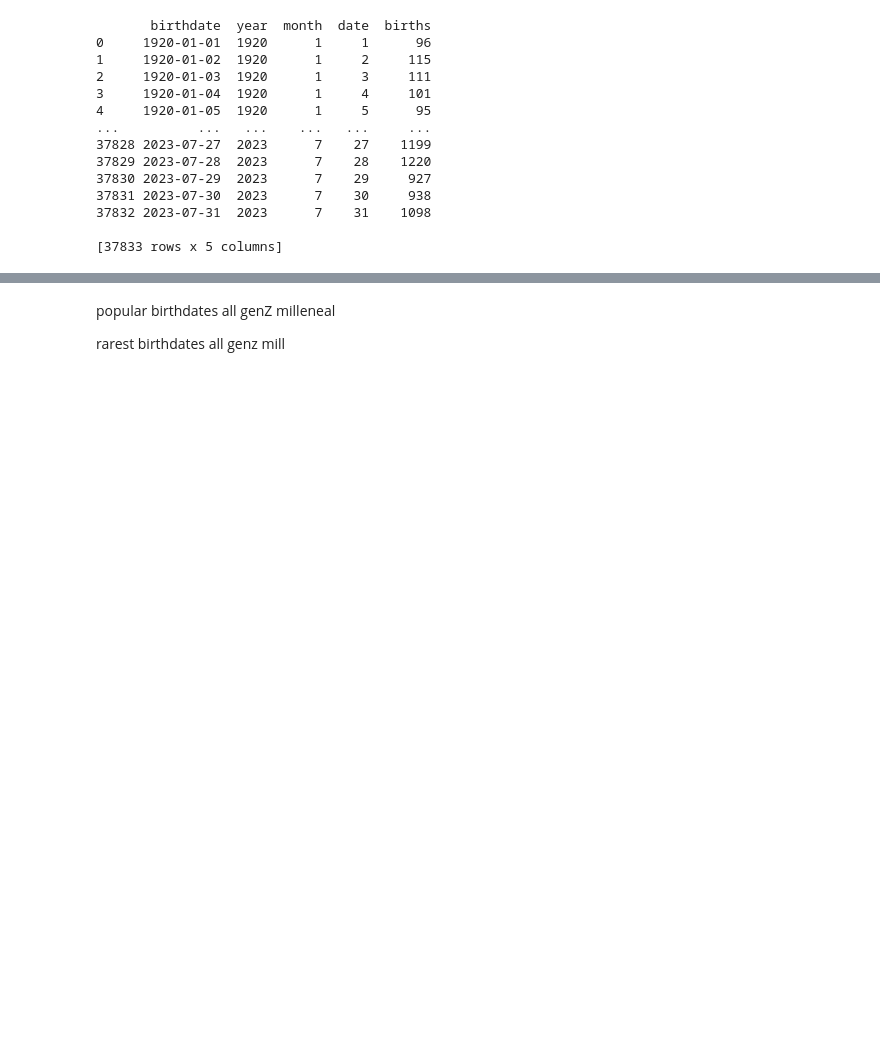
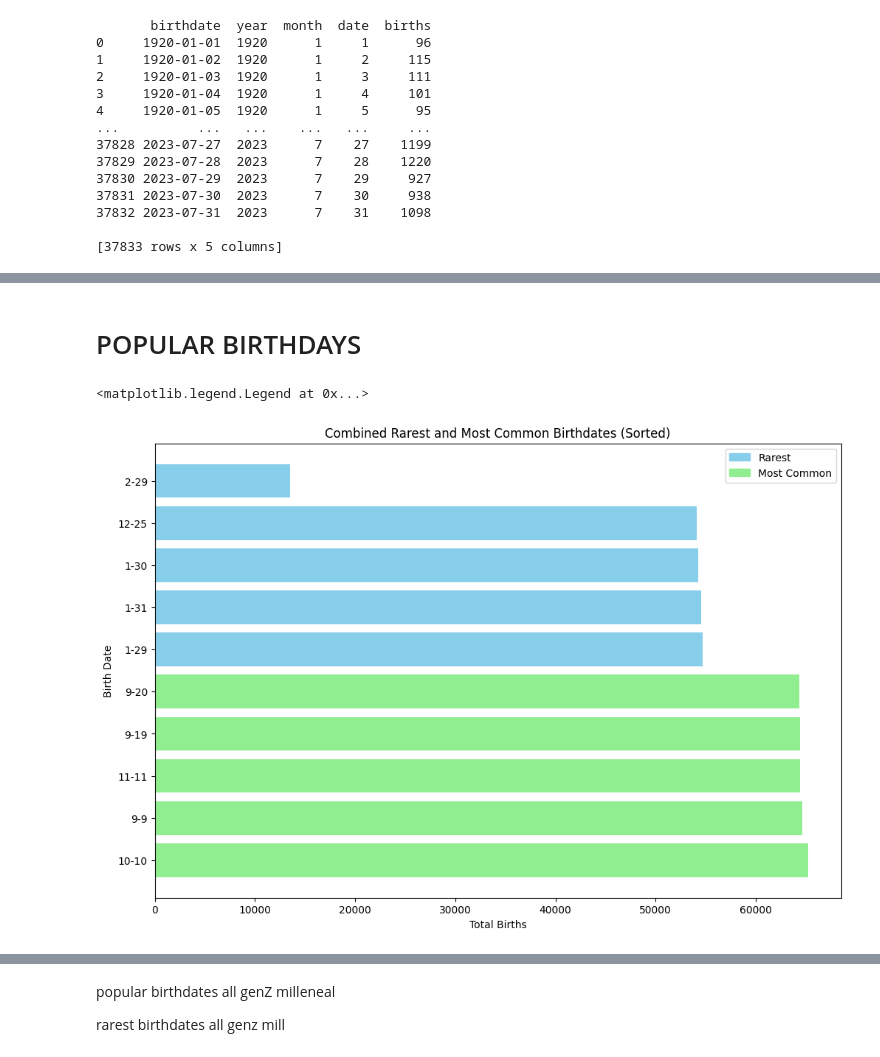
Before and after one commit to aqilahsalihah/birthdayAnalysis, a Jupyter notebook: birthdates.ipynb, the cells around one changed output, grey strips where cells are left out. Saved outputs shown, nothing was run; the diff lists cells and outputs as text; code cells hidden in the pictures; blank space fills up the shorter version.

```diff
--- a/birthdates.ipynb
+++ b/birthdates.ipynb
@@ -106,3 +115,13 @@ def top_birthdates(genName, N):
     top_N = gen[genName].sort_values(by='births', ascending=False).head(N)
     return top_N
+# %%
+# popular birthdates
+def common_birthdates(genName, N):
+    gp = gen[genName].drop(['birthdate', 'year'], axis=1 )
+    gp = gp.groupby(['month', 'date'])['births'].sum()
+    top_N = gp.sort_values(ascending=False).head(N)
+
+    top_N = top_N.reset_index()
+    top_N.columns = ['month', 'date', 'births']
+    return top_N
 # %%
@@ -117,0 +132,10 @@ Name: birthdate, dtype: datetime64[ns]
+# %%
+# rarest birthdates
+def rarest_birthdates(genName, N):
+    gp = gen[genName].drop(['birthdate', 'year'], axis=1 )
+    gp = gp.groupby(['month', 'date'])['births'].sum()
+    top_N = gp.sort_values(ascending=True).head(N)
+
+    top_N = top_N.reset_index()
+    top_N.columns = ['month', 'date', 'births']
+    return top_N
@@ -153,0 +175,25 @@ plt.bar(top_popular_genY['birthdate'].astype(str), )
+# %% [markdown]
+# POPULAR BIRTHDAYS
+# %%
+commonDates = common_birthdates('younger', 5)
+commonBirthday = common_birthday('younger', 5) #including year
+
+rareDate = rarest_birthdates('younger', 5)
+rareBirthday = rarest_birthday('younger', 5) #including year
+# %%
+birthdates = pd.concat([commonDates, rareDate], ignore_index=True).sort_values(by='births', ascending=False)
+
+plt.figure(figsize=(12, 8))
+bars = plt.barh(birthdates['month'].astype(str) + '-' + birthdates['date'].astype(str), birthdates['births'], color=['lightgreen']*len(rareDate) + ['skyblue']*len(commonDates))
+plt.title('Combined Rarest and Most Common Birthdates (Sorted)')
+plt.xlabel('Total Births')
+plt.ylabel('Birth Date')
+
+# Create a legend
+legend_colors = {'Rarest': 'skyblue', 'Most Common': 'lightgreen'}
+legend_labels = list(legend_colors.keys())
+legend_handles = [plt.Rectangle((0,0),1,1, color=legend_colors[label]) for label in legend_labels]
+plt.legend(legend_handles, legend_labels)
+# %% [output]
+<matplotlib.legend.Legend at 0x...>
+[figure, added]
```
Also changed, not shown: parts of 18 cells of this notebook.
